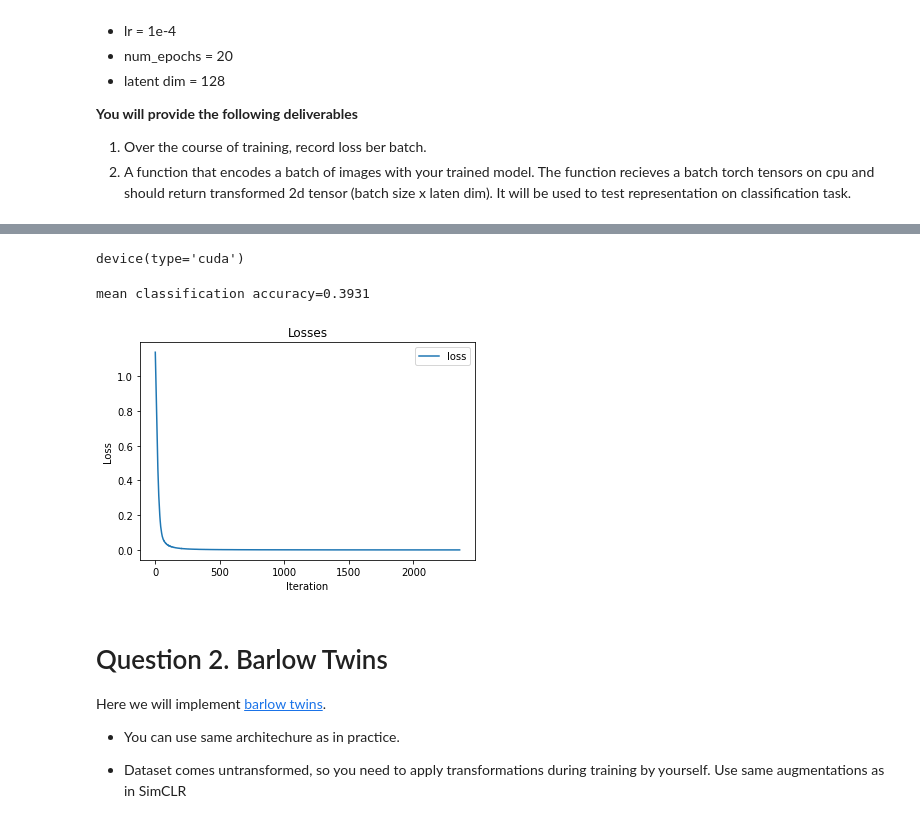
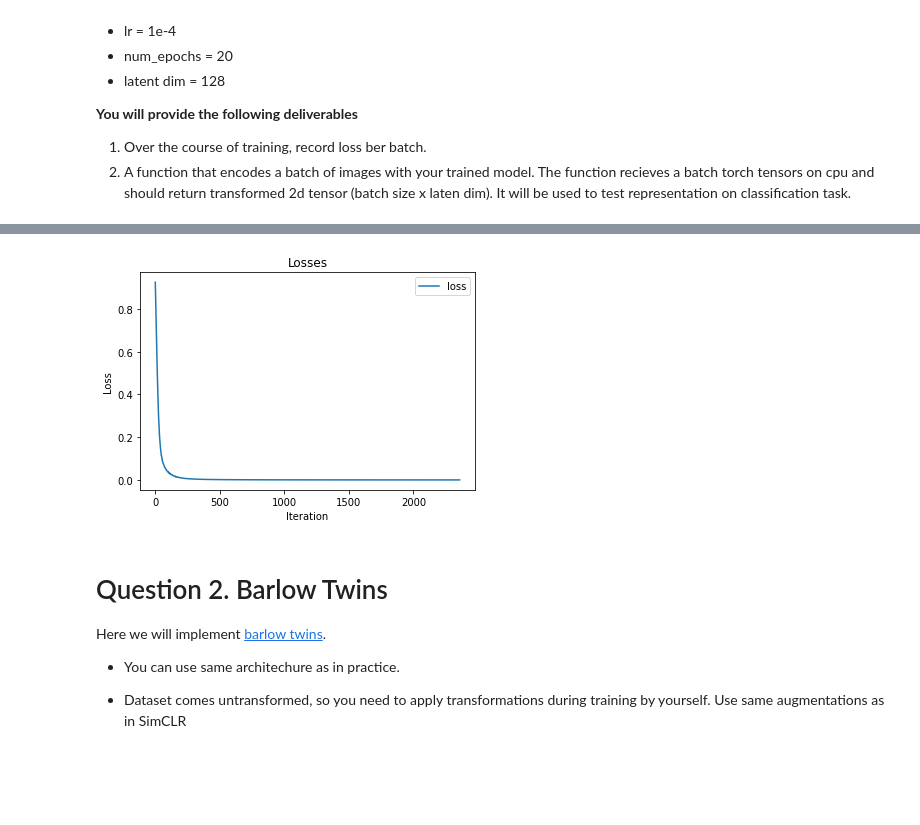
Before and after one commit to AntonPrazdnichnykh/dul_2021, a Jupyter notebook: Homework/hw11/Homework11_selfsupervised2.ipynb, the cells around one changed output, grey strips where cells are left out. Drawn from its saved outputs; the diff is of its cells as text; code cells hidden in the pictures; blank space fills up the shorter version.

```diff
--- a/Homework/hw11/Homework11_selfsupervised2.ipynb
+++ b/Homework/hw11/Homework11_selfsupervised2.ipynb
@@ -72,10 +78,10 @@ contrast_transforms = transforms.Compose([transforms.RandomHorizontalFlip(),
                                          ])
 # %%
 class Net(nn.Module):
-    def __init__(self, out_dim=128, hid_dim_full=128):
+    def __init__(self, in_channels, inp_size, out_dim=128, hid_dim_full=128):
         super(Net, self).__init__()
 
-        self.conv1 = nn.Conv2d(1, 16, 5, padding=2)
+        self.conv1 = nn.Conv2d(in_channels, 16, 5, padding=2)
         self.conv2 = nn.Conv2d(16, 16, 3, padding=1, stride=2)
         self.conv3 = nn.Conv2d(16, 32, 5, padding=2)
         self.conv4 = nn.Conv2d(32, 32, 3, padding=1, stride=2)
@@ -88,12 +94,17 @@ class Net(nn.Module):
         self.bn5 = nn.BatchNorm2d(32)
         self.bn6 = nn.BatchNorm2d(4)
 
-        self.conv_to_fc = 7 * 7 * 4
+        self.conv_to_fc = self.compute_out_shape(inp_size)**2 * 4
         self.fc1 = nn.Linear(self.conv_to_fc, hid_dim_full)
         self.fc2 = nn.Linear(hid_dim_full, int(hid_dim_full // 2))
 
         self.features = nn.Linear(int(hid_dim_full // 2), out_dim)
 
+    @staticmethod
+    def compute_out_shape(x):
+      x = floor((x - 1) / 2 + 1)
+      x = floor((x - 1) / 2 + 1)
+      return x
 
     def forward(self, x):
 
@@ -128,8 +139,8 @@ class MyDataset(Dataset):
 class BYOL(nn.Module):
   def __init__(self, latent_dim=128, hidden_dim=128, tau=0.99):
     super().__init__()
-    self.enc = Net(latent_dim, hidden_dim)
-    self.mom_enc = Net(latent_dim, hidden_dim)
+    self.enc = Net(1, 28, latent_dim, hidden_dim)
+    self.mom_enc = Net(1, 28, latent_dim, hidden_dim)
     for p1, p2 in zip(self.enc.parameters(), self.mom_enc.parameters()):
       p2.data.copy_(p1.data)
       p2.requires_grad = False
@@ -195,16 +206,11 @@ def q1(train_data):
     model.to(device)
     losses = model.fit(train_data)
     return losses, model.encode
-# %%
-device
-# %% [output]
-device(type='cuda')
 # %%
 # change flag to False if you want only to test your losses w/o accuracy (it takes around 4-5 minutes)
-q1_results(q1, True)
+q1_results(q1, False)
 # %% [output]
-mean classification accuracy=0.3931
-[figure, old version]
+[figure, new version]
 # %% [markdown]
 # Question 2. Barlow Twins
 
```
Also changed, not shown: parts of 7 cells of this notebook.
